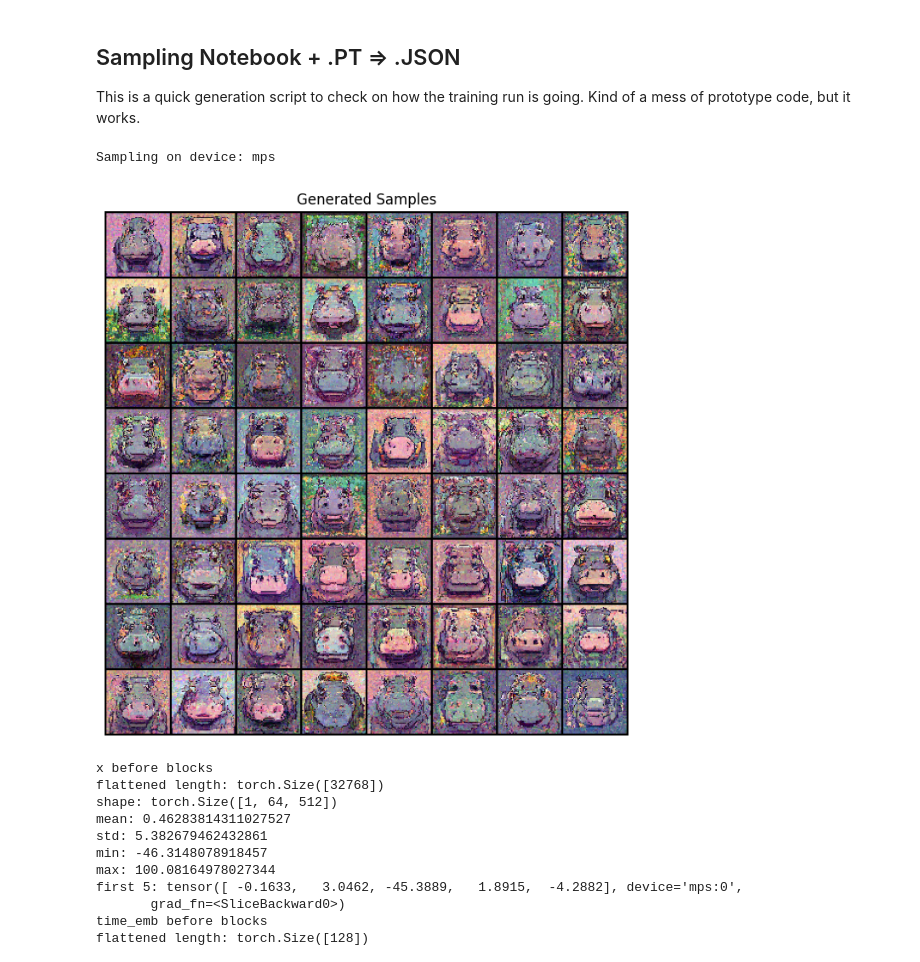
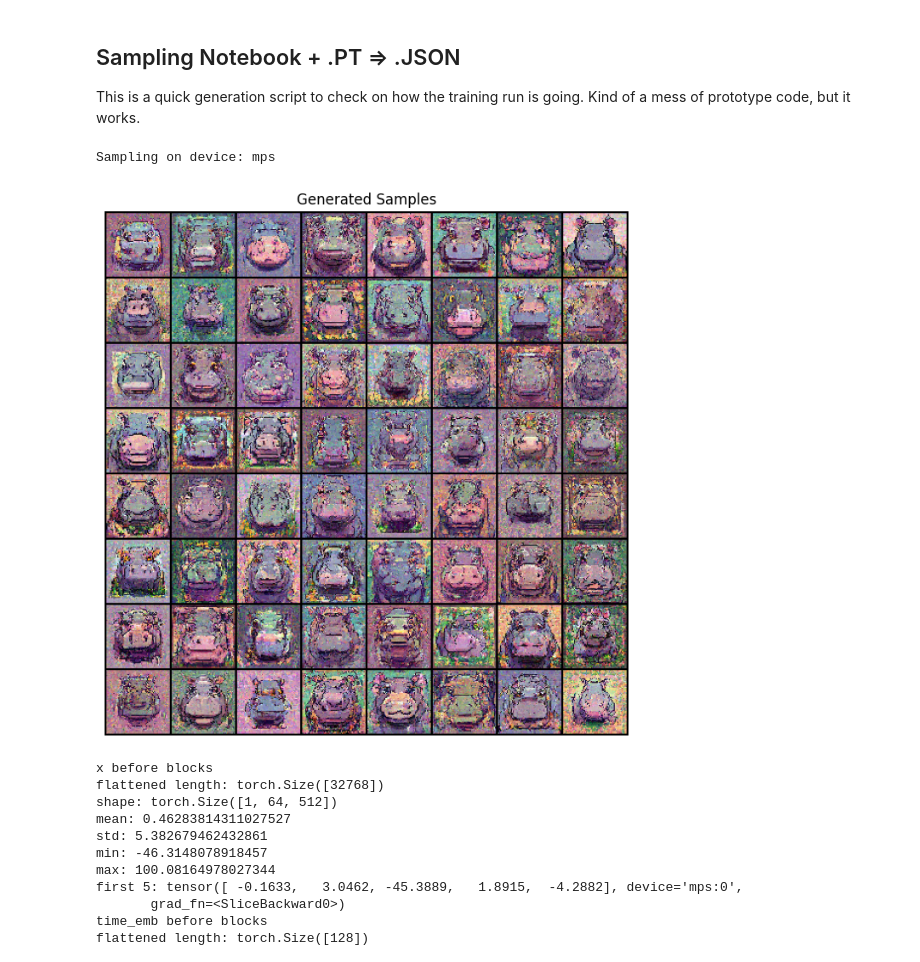
Before and after one commit to neelr/favicon-diffusion, a Jupyter notebook: test.ipynb, the cells around one changed output. Saved outputs shown, nothing was run; the diff lists cells and outputs as text; code cells hidden in the pictures.

```diff
--- a/test.ipynb
+++ b/test.ipynb
@@ -66,7 +66,7 @@ model_config = DiTConfig(
 model = DiT(model_config).to(device)
 
 # Load your trained checkpoint (adjust the path if needed).
-checkpoint = torch.load("dit_epoch_silu.pt", map_location=device)
+checkpoint = torch.load("dit_epoch_100.pt", map_location=device)
 model.load_state_dict(checkpoint)
 model.eval()
 
@@ -102,34 +102,34 @@ for t in tqdm(reversed(range(T)), total=T, desc="Sampling"):
 
     # Compute the mean (mu) of the reverse transition.
     sqrt_recip_alpha_t = 1.0 / torch.sqrt(alpha_t)
     coef = beta_t / torch.sqrt(1 - alpha_bar_t)
     mu = sqrt_recip_alpha_t * (x - coef * pred_noise)
 
     # For t > 0, add noise. For t == 0, no noise is added.
     if t > 0:
         noise = torch.randn_like(x)
         x = mu + torch.sqrt(beta_t) * noise
     else:
         x = mu
 
 # ----------------------------------------------------------------------------
 # Postprocessing and display:
 # ----------------------------------------------------------------------------
 # The generated images are in the [-1, 1] range; map them back to [0, 1].
 x = (x + 1) / 2
 x = x.clamp(0, 1)
 
 # Create a grid of images for display.
 grid = make_grid(x, nrow=8)  # e.g. an 8x8 grid if sample_batch_size==64
 
 plt.figure(figsize=(8, 8))
 plt.imshow(grid.permute(1, 2, 0).cpu().numpy())
 plt.axis("off")
 plt.title("Generated Samples")
 plt.show()
 # %% [output]
 Sampling on device: mps
-[figure, old version]
+[figure, new version]
 # %%
 import struct
 import numpy as np
```
Also changed, not shown: 2 other files.
